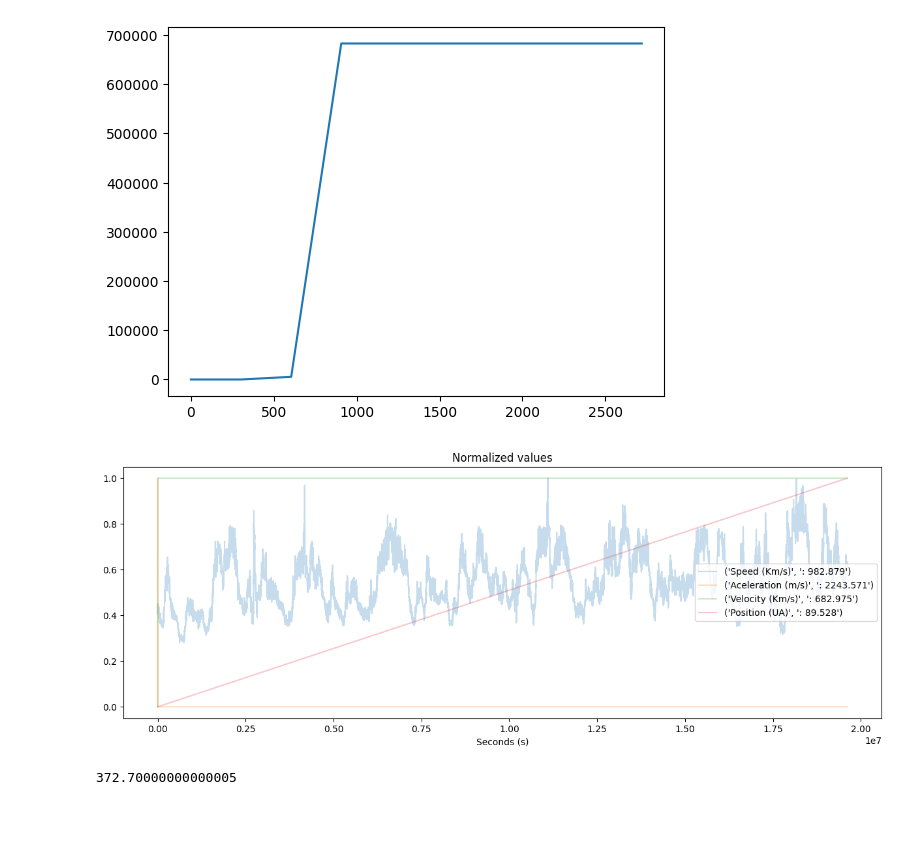
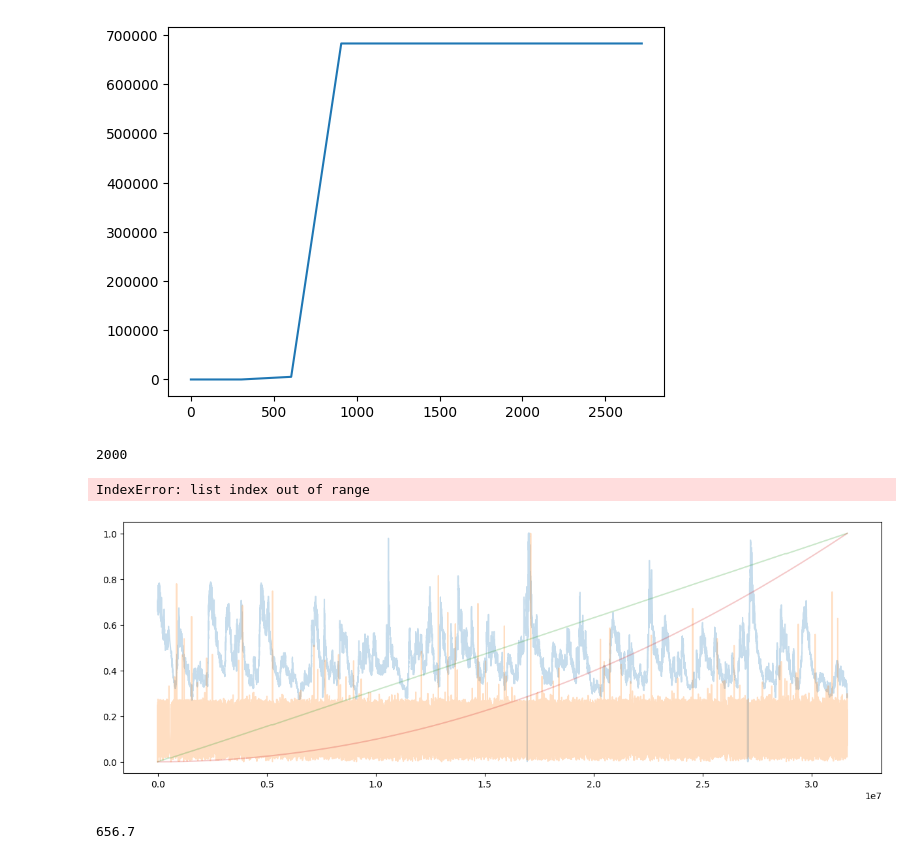
Before and after one commit to S4GC/Energy-and-linear-momentum-change-exerted-by-the-solar-wind-for-applications-in-electric-solar-sails, a Jupyter notebook: Codes/Past/Relativistic velocity.ipynb, the cells around one changed output. Cells and saved outputs as stored; diff of their text form; code cells hidden in the pictures; blank space fills up the shorter version.

```diff
--- a/Codes/Past/Relativistic velocity.ipynb
+++ b/Codes/Past/Relativistic velocity.ipynb
@@ -31,18 +31,20 @@ Directorio actual: d:\lenovo\Documents\GitHub\Energy-and-linear-momentum-change-
 Nuevo directorio actual: d:\lenovo\Documents\GitHub\Energy-and-linear-momentum-change-exerted-by-the-solar-wind-for-applications-in-electric-solar-sails
 # %%
 #Function for simply the files load
-def dir(r_or_p, year):
-    rp = ("Raw", "Calibrated",)
+def dir(r_or_p, year=2000):
+    rp = ("Raw", "Calibrated", "Electron")
     r_or_p = r_or_p.strip().capitalize()
     if r_or_p not in rp: #Validate data
-        raise NameError("Only Raw or Processed")
+        raise NameError("Only Raw, Processed o Electron")
 
     if r_or_p == rp[0]:
-      dir = f"Data/Raw_converter/{year}.parquet"
+      dir = f"Data/2000/Raw/{year}.parquet"
       return dir
-
+    elif r_or_p == rp[1]:
+      dir = f"Data/2000/Calibrated/{year}.parquet"
+      return dir
     else:
-      dir = f"Data/Processing_converter/{year}.parquet"
+      dir = f"Data/2000/Electron/{year}.parquet"
 
       return dir
 # %%
@@ -56,4 +58,4 @@ years = [year for year in range(i_year, f_year + step_year, step_year)] #+ [othe
 
 years.sort()
 
-years
+years = [2000]
@@ -811,7 +726,7 @@ Q = 0 # J
 mp = 1.67262192369 *1e-27 # Kg
 ms = 100
 
-v0 = 0
+v0 = 0 #Velo
 r0 = 0
 t0 = 0
 
@@ -871,13 +786,13 @@ for year in years:
 prop = [Speed, Aceleration, Velocity, Position] # Mass, Momentum, Delta_velocity,
 name = ["Speed (Km/s)", "Aceleration (m/s)", "Velocity (Km/s)", "Position (UA)"] # "Mass", "Momentum", "Delta_velocity",
 c_max = [1e3, 1, 1e3, 1.496e11]
-
+colors = []
 
 plt.figure(figsize=(15,5))
 for i in range(len(prop)):
     max = np.max(prop[i])/c_max[i]
     #plt.scatter(Time, prop[i]/np.max(prop[i]), label= (name[i], ": {:.3f}".format(max)), alpha=0.25, s=0.001)
-    plt.plot(Time, prop[i]/np.max(prop[i]), label= (name[i], ": {:.3f}".format(max)), alpha=0.25)
+    plt.plot(Time, prop[i]/np.max(prop[i]), label= (name[i], ": {:.3f}".format(max)), alpha=0.5)
 plt.legend()
 plt.xlabel("Seconds (s)")
 plt.title(f"Normalized values")
@@ -1081,15 +996,13 @@ Mass = []
 Momentum = []
 Time = []
 
-for year in years[1:]:
+for year in years:
   t = Calibrated_data[year]["Seconds"][0]
   vp = np.abs(Calibrated_data[year]["SPEED"]) * 1e3
   Np = np.abs(Calibrated_data[year]["Np"]) * 100e3
   theta = np.abs(Calibrated_data[year]["N/S"]) * np.pi/180
   sec = np.abs(Calibrated_data[year]["Seconds"]) - t + t0 #+ (3600*24*365*(year - y0))
   y0 = year
-
-
 
   """
   vi = (a*(sec[0]-t0)) + v0
@@ -1120,20 +1033,18 @@ for year in years[1:]:
     if r0 > 120*r_Np or v0 > vpi:
       #v0 = (( (2*a*((r0/(120*r_Np)))) + (v0**2) )**(1/2))
       #r0 = (v0*(sec[0]-t0)) + r0
-
       dv = 0
       a = 0
       v = v0
       #dvc = 0
       #ac = 0
       #vc = v0c
-
       mpi = mp#*Np[i]*As*(2*rw)*(sec[i]-t0)
       vpi = vp[i] * np.cos(theta[i])
 
     else:
 
-      #mpi = mp#*Np[i]*As*(2*rw)*(sec[i]-t0)
+      mpi = mp#*(rw)#*Np[i]*As*(2*rw)*(sec[i]-t0)
       vpi = vp[i] * np.cos(theta[i])
 
 
@@ -1141,16 +1052,16 @@ for year in years[1:]:
       #W = Ts*qp*(1+(vpi/c))#*Np[i]*As*(2*rw)*((r_Np**2)/((r_Np+r0)**2))*(sec[i]-t0)
       I  = (sec[i]-t0)*W/rw
 
-      v = Vsfc(mpi, ms, v0, vpi, I, W, Q)
+      v = Vsfc(mp, ms, v0, vpi, I, W, Q)
       #vfc = Vsf(mpi, ms, v0c, vpi, I, W, Q)
       dv = v-v0
       #dvc = vf-v0
 
       if sec[i] - t0 == 0:
-        a = a*((r_Np**2)/((r_Np+r0)**2))
+        a = a*Np[i]*As*((r_Np**2)/((r_Np+r0)**2))*(rw)
         #ac = ac
       else:
-        a = (dv/(sec[i]-t0))*Np[i]*As*((r_Np**2)/((r_Np+r0)**2))*(rw)
+        a = (dv/(sec[i]-t0))*Np[i]*As*((r_Np**2)/((r_Np+r0)**2))*(rw)#*Np[i]*As*((r_Np**2)/((r_Np+r0)**2))*(rw)*(sec[i]-t0)
         #ac = dvc/(sec[i]-t0)
 
       #v = a*(sec[i]-t0) + v0
@@ -1234,19 +1145,24 @@ plt.plot(Time[0:10], Velocity[0:10])
 # %% [output]
 [<matplotlib.lines.Line2D at 0x...>]
 [figure]
+# %%
+years[0]
+# %% [output]
+2000
 # %%
 plt.figure(figsize=(15,5))
 for i in range(len(prop)):
-    max = np.max(prop[i][0:len(Calibrated_data[years[0]]["SPEED"])])/c_max[i]
+    max = np.max(prop[i][0:len(Calibrated_data[years[-1]]["SPEED"])])/c_max[i]
     #plt.scatter(Time, prop[i]/np.max(prop[i]), label= (name[i], ": {:.3f}".format(max)), alpha=0.25, s=0.001)
     plt.plot(Time[0:len(Calibrated_data[years[0]]["SPEED"])], prop[i][0:len(Calibrated_data[years[0]]["SPEED"])]/np.max(prop[i][0:len(Calibrated_data[years[0]]["SPEED"])]), label= (name[i], ": {:.3f}".format(max)), alpha=0.25)
 plt.legend()
 plt.xlabel("Seconds (s)")
 plt.title(f"Normalized values")
 plt.show()
 # %% [output]
+IndexError: list index out of range
-[figure, old version]
+[figure, new version]
 # %%
 np.max(Np)/100e2
 # %% [output]
-372.70000000000005
+656.7
```
Also changed, not shown: parts of 12 cells of this notebook.
